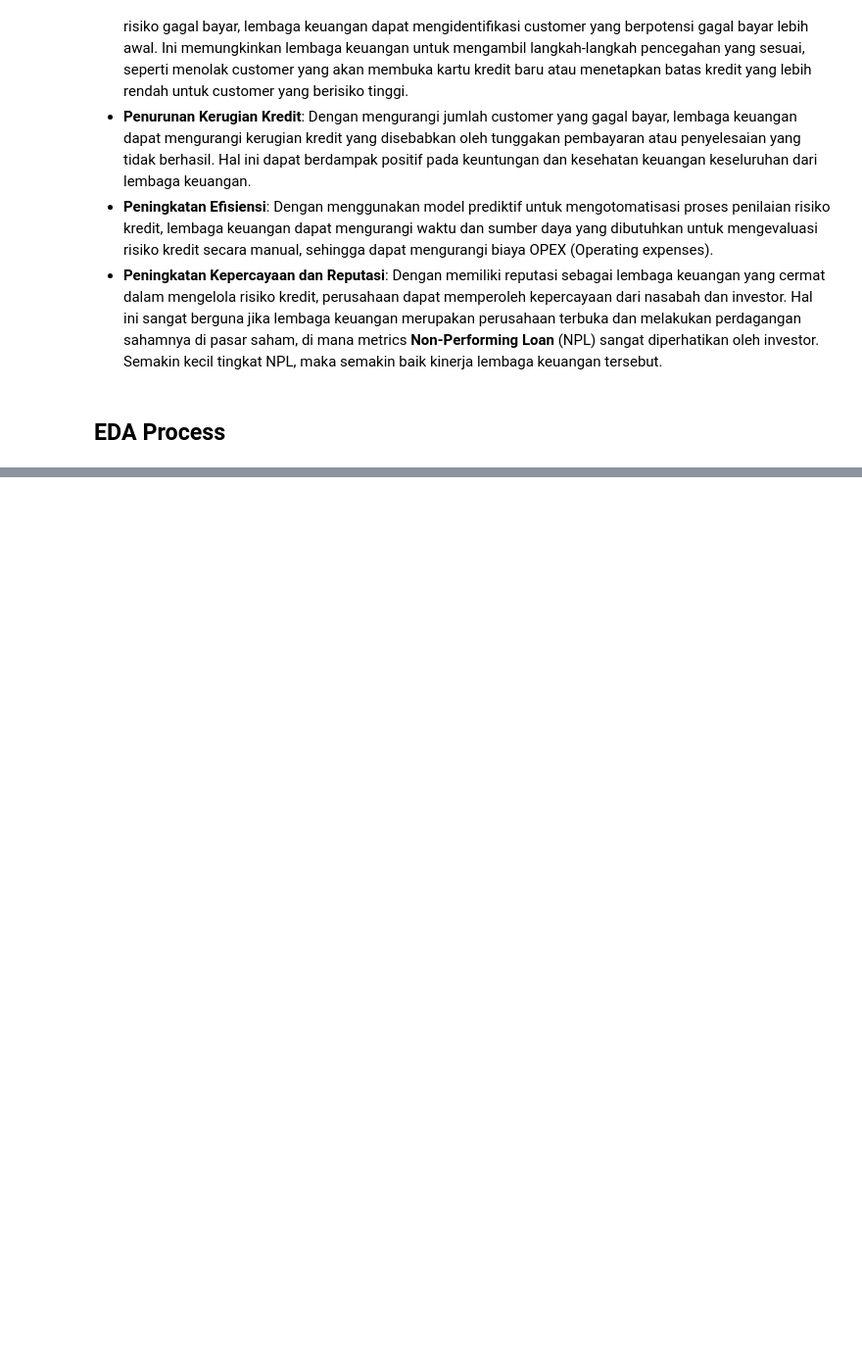
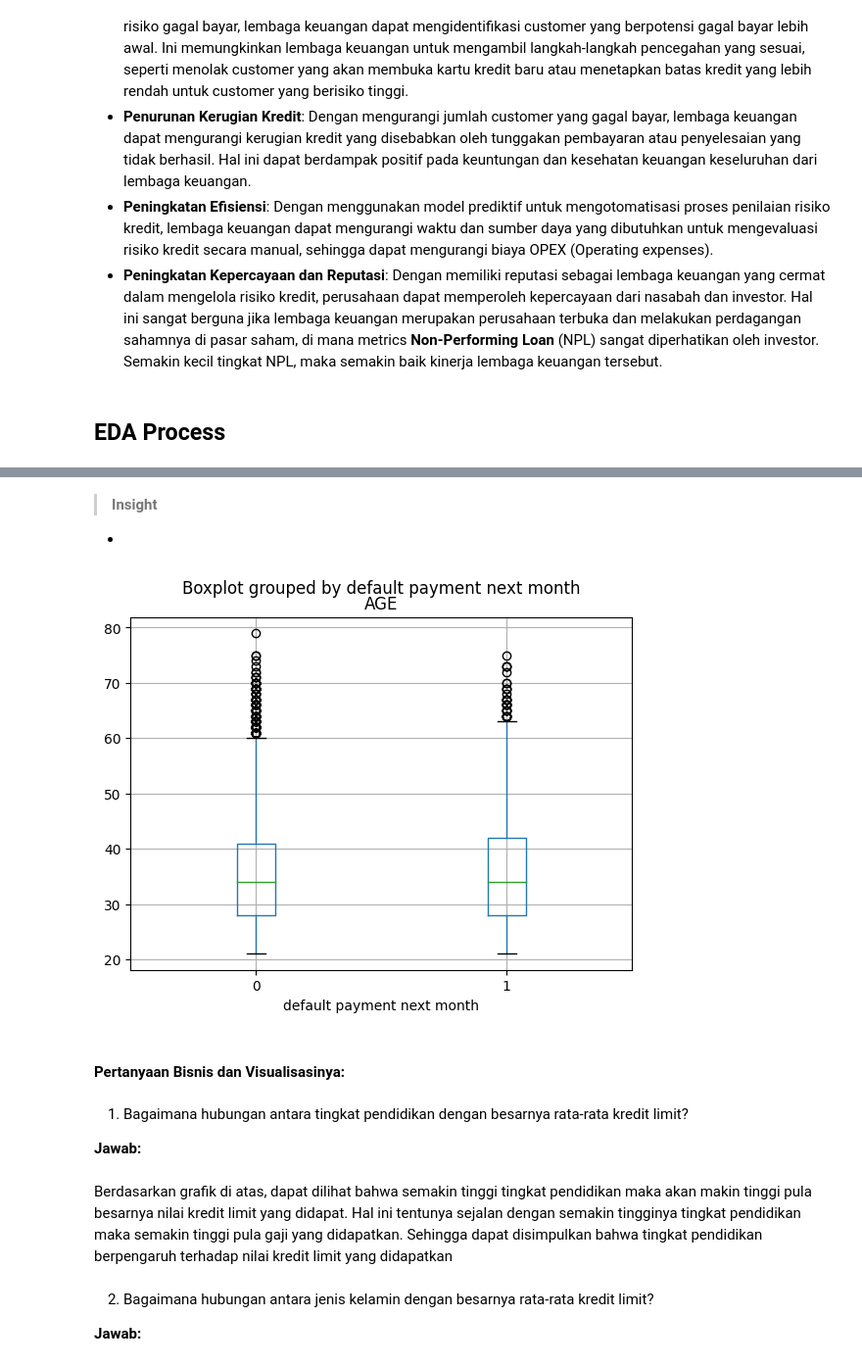
Before and after one commit to chocolatmint/proposal, a Jupyter notebook: proposal.ipynb, the cells around one changed output, grey strips where cells are left out. Shown: that part at 98% size. Cells and saved outputs as stored; diff of their text form; code cells hidden in the pictures; blank space fills up the shorter version.

```diff
--- a/proposal.ipynb
+++ b/proposal.ipynb
@@ -131,0 +277,16 @@ Dapat dilihat bahwa pada dataset *credit_default*, terdapat 77.8% data tidak def
+# %% [markdown]
+> **Insight**
+
+-
+# %%
+credit_default.boxplot(column='AGE',
+              by='default payment next month');
+# %% [output]
+[figure, added]
+# %% [markdown]
+#### Pertanyaan Bisnis dan Visualisasinya:
+# %% [markdown]
+1. Bagaimana hubungan antara tingkat pendidikan dengan besarnya rata-rata kredit limit?
+
+
+**Jawab:**
@@ -131,0 +302,6 @@ Dapat dilihat bahwa pada dataset *credit_default*, terdapat 77.8% data tidak def
+# %% [markdown]
+Berdasarkan grafik di atas, dapat dilihat bahwa semakin tinggi tingkat pendidikan maka akan makin tinggi pula besarnya nilai kredit limit yang didapat. Hal ini tentunya sejalan dengan semakin tingginya tingkat pendidikan maka semakin tinggi pula gaji yang didapatkan. Sehingga dapat disimpulkan bahwa tingkat pendidikan berpengaruh terhadap nilai kredit limit yang didapatkan
+# %% [markdown]
+2. Bagaimana hubungan antara jenis kelamin dengan besarnya rata-rata kredit limit?
+
+**Jawab:**
```
Also changed, not shown: parts of 76 cells of this notebook.
